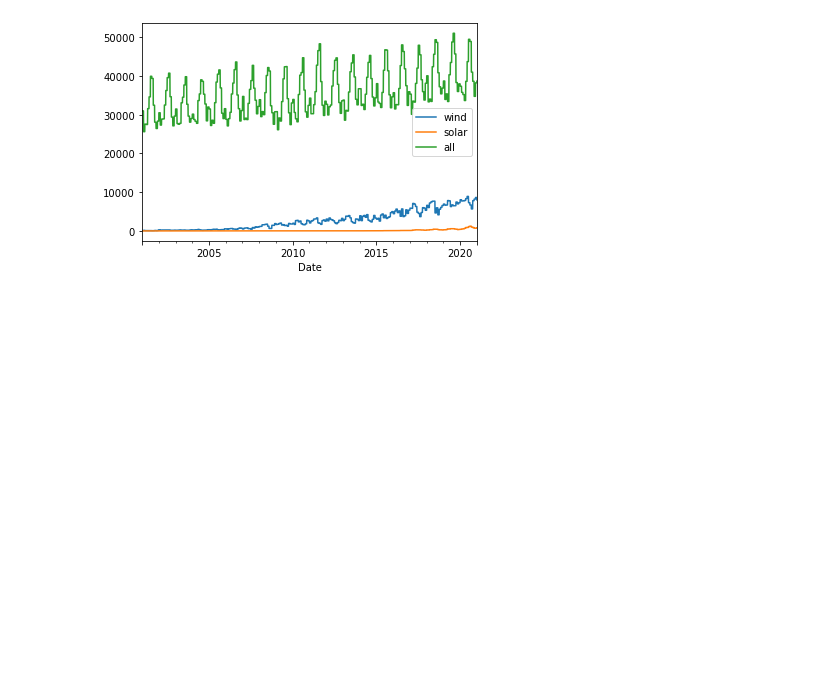
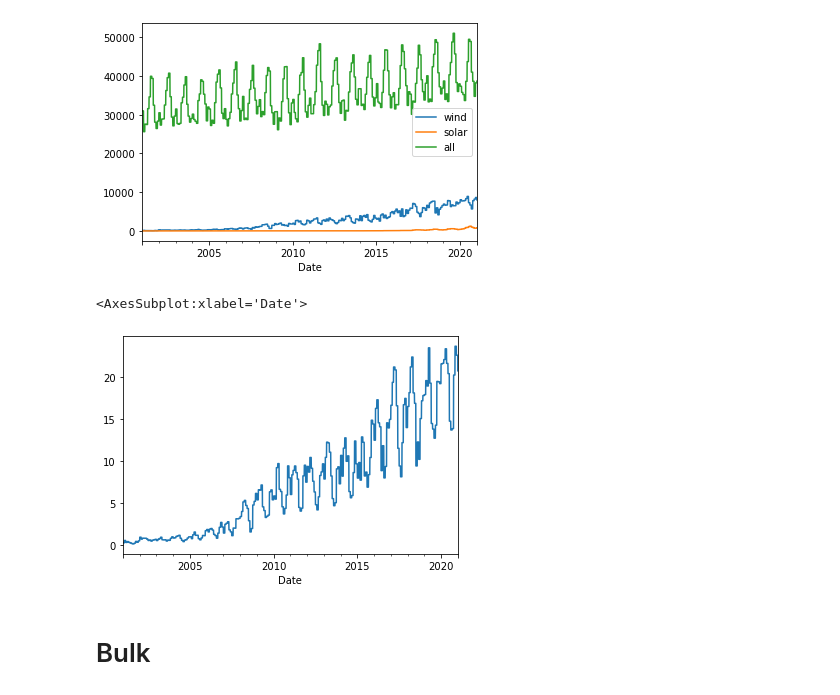
Before and after one commit to thekhan314/renewables, a Jupyter notebook: Renewable.ipynb, the cells around one changed output. Saved outputs shown, nothing was run; the diff lists cells and outputs as text; code cells hidden in the pictures; blank space fills up the shorter version.

```diff
--- a/Renewable.ipynb
+++ b/Renewable.ipynb
@@ -99,3 +100,13 @@ tx_windsolar.plot()
 # %% [output]
 <AxesSubplot:xlabel='Date'>
 [figure]
+# %%
+tx_merged= tx_windsolar
+tx_merged['wind_perc']=(tx_merged['wind']/tx_merged['all']) * 100
+# %%
+tx_merged['wind_perc'].plot()
+# %% [output]
+<AxesSubplot:xlabel='Date'>
+[figure, added]
+# %% [markdown]
+# Bulk
```
Also changed, not shown: parts of 3 cells of this notebook.
